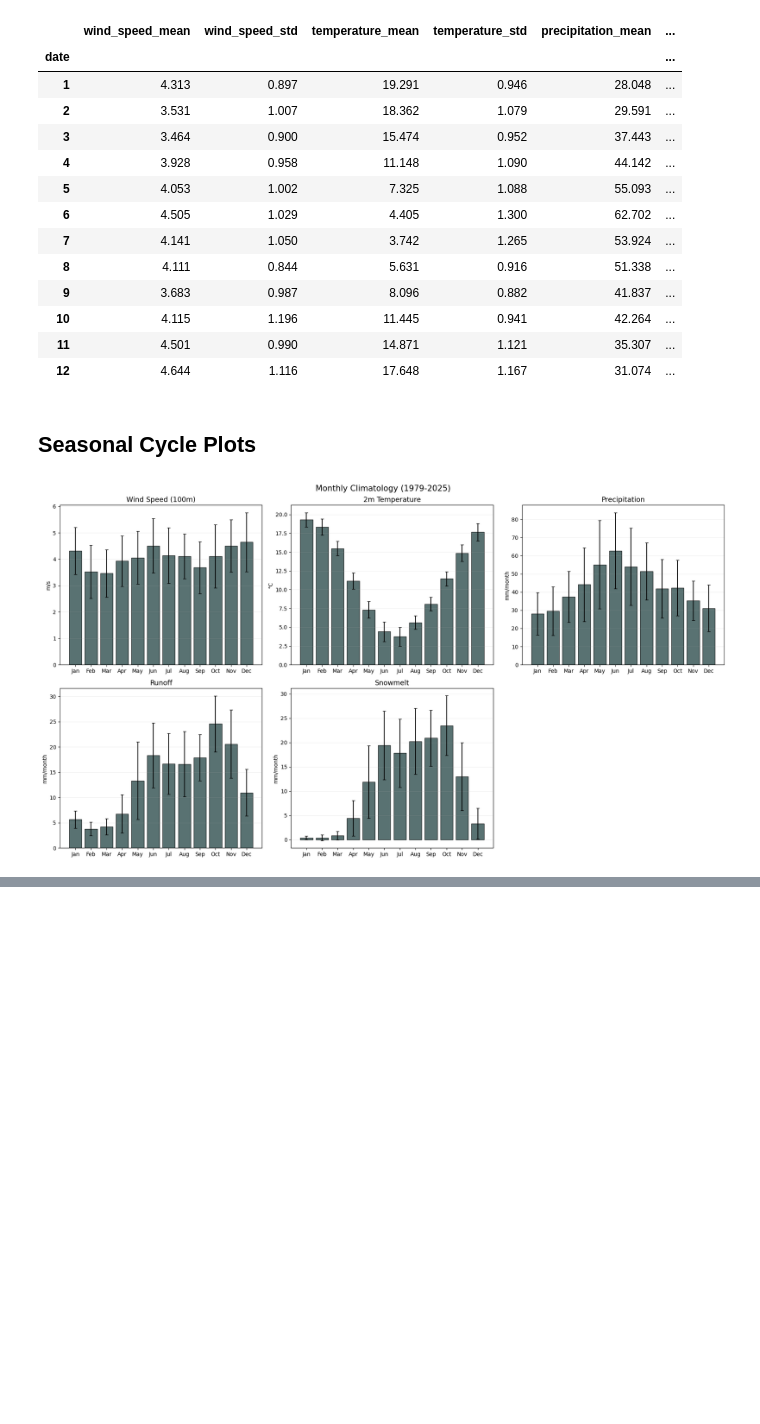
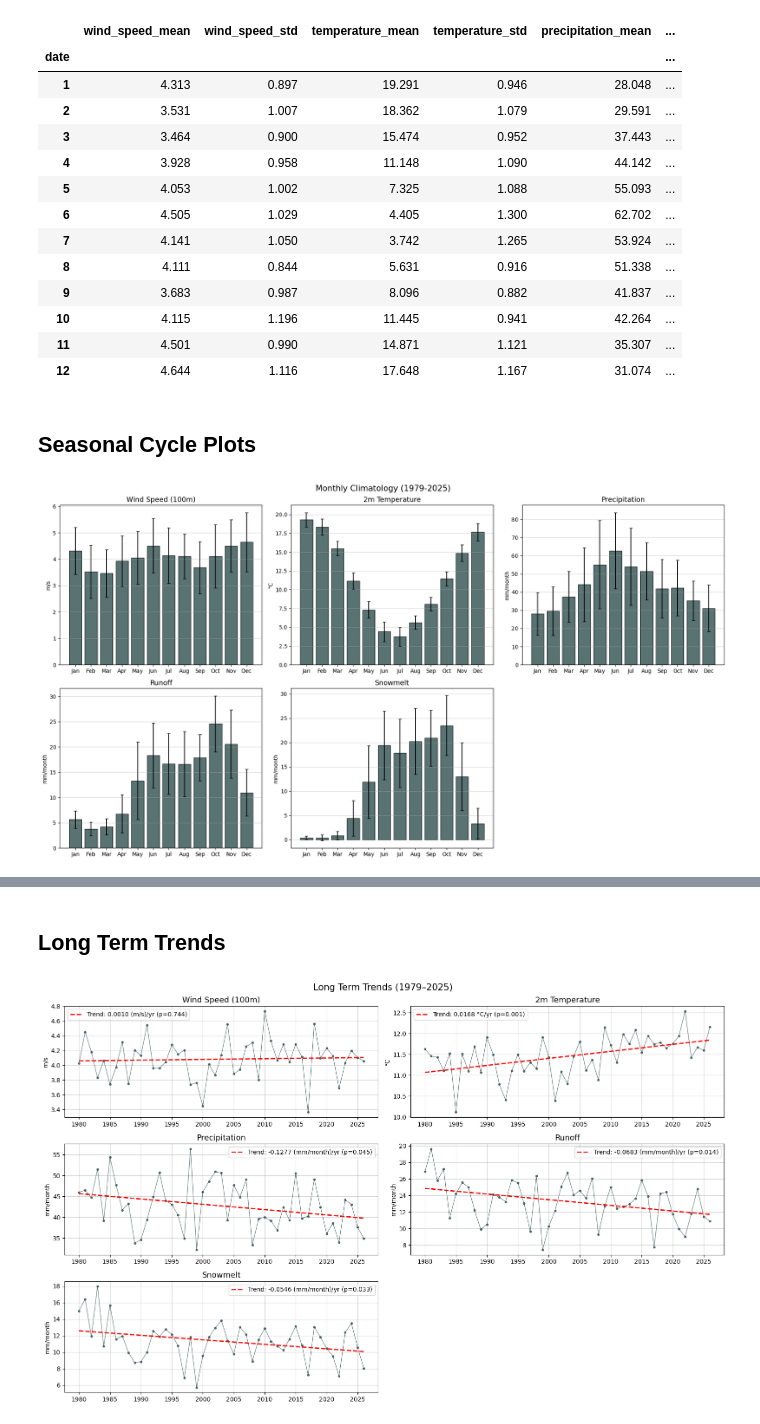
Before and after one commit to sgosmyt2/patagonia-energy-drought, a Jupyter notebook: notebooks/climatology_whdi.ipynb, the cells around one changed output, grey strips where cells are left out. Saved outputs shown, nothing was run; the diff lists cells and outputs as text; code cells hidden in the pictures; blank space fills up the shorter version.

Commit message:
Plotted long term trends of era5 variables and saved table

```diff
--- a/notebooks/climatology_whdi.ipynb
+++ b/notebooks/climatology_whdi.ipynb
@@ -130,7 +130,7 @@ for ax, (var, unit, title) in zip(axes.flat, era5_vars):
     ax.set_ylabel(unit)
     ax.set_xticks(range(1, 13))
     ax.set_xticklabels(month_labels)
-    ax.grid(True, alpha=0.2, axis="y")
+    ax.grid(True, alpha=0.5, axis="y")
 
 # Remove the 6th plot
 axes.flat[-1].set_visible(False)
@@ -142,0 +151,66 @@ plt.show()
+# %% [markdown]
+## Long Term Trends
+# %%
+# Computing linear trends of each era5 variable
+
+trend_results = {}
+
+# Plot all the graphs, using era5_vars from previous cell
+fig, axes = plt.subplots(3, 2, figsize=(16, 10))
+
+for ax, (var, unit, title) in zip(axes.flat, era5_vars):
+    # Annual means to reduce noise
+    annual = df[var].resample("YE").mean()
+
+    # Numeric x axis for regression
+    x = np.arange(len(annual))
+    y = annual.values
+
+    # Just in case removing nan if the final year is missing values
+    mask = ~np.isnan(y)
+    x_clean = x[mask]
+    y_clean = y[mask]
+
+    # Linear regression
+    slope, intercept, r_value, p_value, std_err = stats.linregress(x_clean, y_clean)
+    trend_line = (slope * x) + intercept
+
+    total_change = slope * len(annual)
+
+    trend_results[var] = {
+        "slope_per_year": slope,
+        "total_change": total_change,
+        "r_squared": r_value**2,
+        "p_value": p_value,
+        "significant": p_value < 0.05,
+    }
+
+    # Plot
+    ax.plot(
+        annual.index,
+        annual.values,
+        "o-",
+        markersize=3,
+        linewidth=0.8,
+        color="darkslategrey",
+        alpha=0.8,
+    )
+    ax.plot(
+        annual.index,
+        trend_line[mask],
+        "r--",
+        linewidth=2,
+        label=f"Trend: {slope:.4f} {f'({unit})' if '/' in unit else unit}/yr (p={p_value:.3f})",
+    )
+    ax.set_title(title, fontsize=13)
+    ax.set_ylabel(unit)
+    ax.legend()
+    ax.grid(True, alpha=0.5)
+
+axes.flat[-1].set_visible(False)
+plt.suptitle("Long Term Trends (1979–2025)", fontsize=15)
+plt.tight_layout()
+plt.savefig("../results/figures/long_term_trends.png", dpi=200, bbox_inches="tight")
+plt.show()
+# %% [output]
+[figure, added]
```
Also changed, not shown: parts of 2 cells of this notebook, 4 other files.
